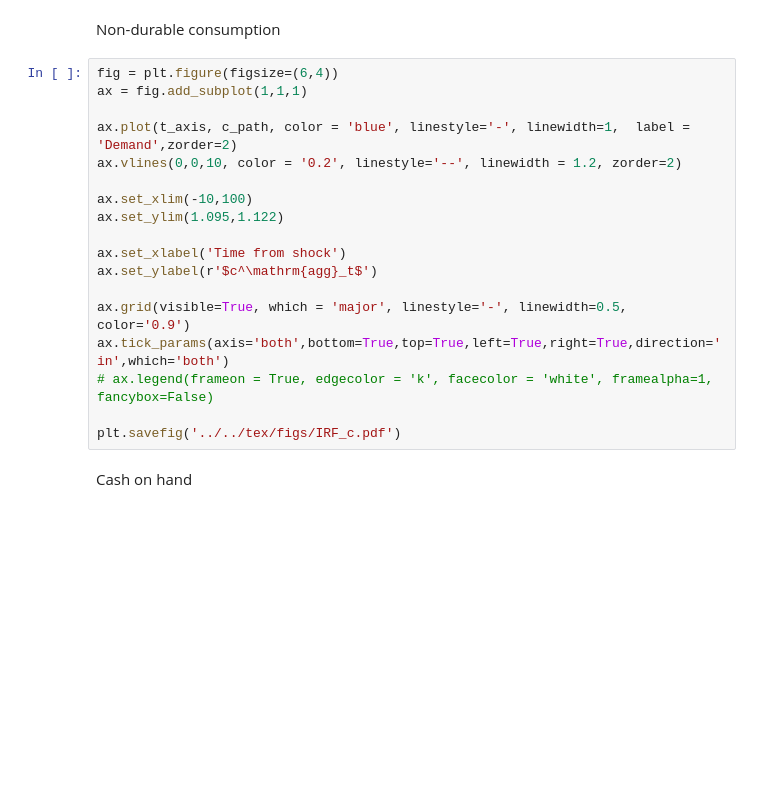
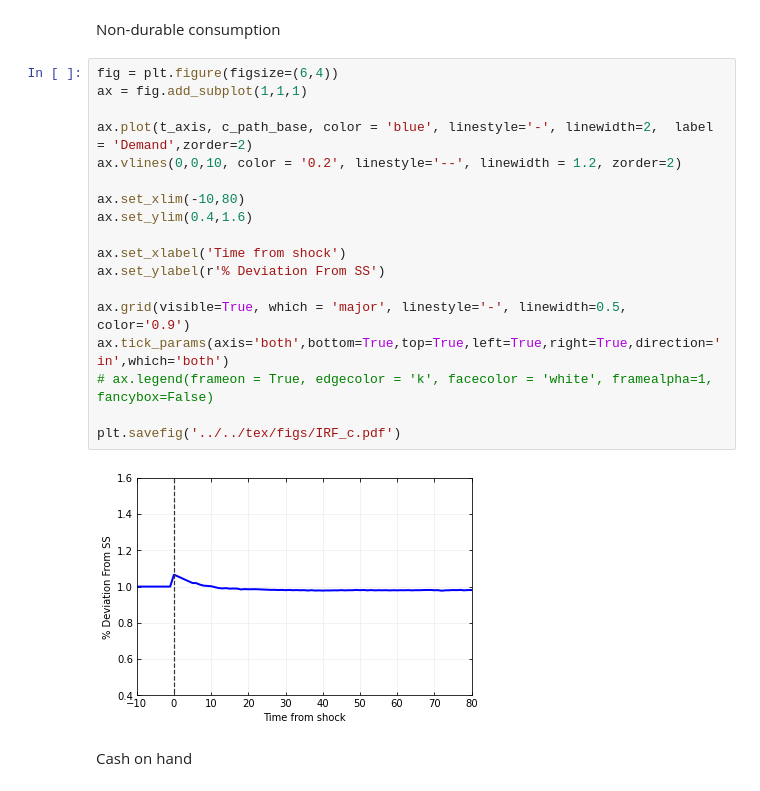
Before and after one commit to madsankern/MA_thesis, a Jupyter notebook: 01 - Transition.ipynb, the cells around one changed output. Saved outputs shown, nothing was run; the diff lists cells and outputs as text; blank space fills up the shorter version.

```diff
--- a/01 - Transition.ipynb
+++ b/01 - Transition.ipynb
@@ -191,21 +187,23 @@ Non-durable consumption
 # %%
 fig = plt.figure(figsize=(6,4))
 ax = fig.add_subplot(1,1,1)
 
-ax.plot(t_axis, c_path, color = 'blue', linestyle='-', linewidth=1,  label = 'Demand',zorder=2)
+ax.plot(t_axis, c_path_base, color = 'blue', linestyle='-', linewidth=2,  label = 'Demand',zorder=2)
 ax.vlines(0,0,10, color = '0.2', linestyle='--', linewidth = 1.2, zorder=2)
 
-ax.set_xlim(-10,100)
-ax.set_ylim(1.095,1.122)
+ax.set_xlim(-10,80)
+ax.set_ylim(0.4,1.6)
 
 ax.set_xlabel('Time from shock')
-ax.set_ylabel(r'$c^\mathrm{agg}_t$')
+ax.set_ylabel(r'% Deviation From SS')
 
 ax.grid(visible=True, which = 'major', linestyle='-', linewidth=0.5, color='0.9')
 ax.tick_params(axis='both',bottom=True,top=True,left=True,right=True,direction='in',which='both')
 # ax.legend(frameon = True, edgecolor = 'k', facecolor = 'white', framealpha=1, fancybox=False)
 
 plt.savefig('../../tex/figs/IRF_c.pdf')
+# %% [output]
+[figure, added]
 # %% [markdown]
 Cash on hand
 # %%
```
Also changed, not shown: parts of 48 cells of this notebook, 1 other file.
